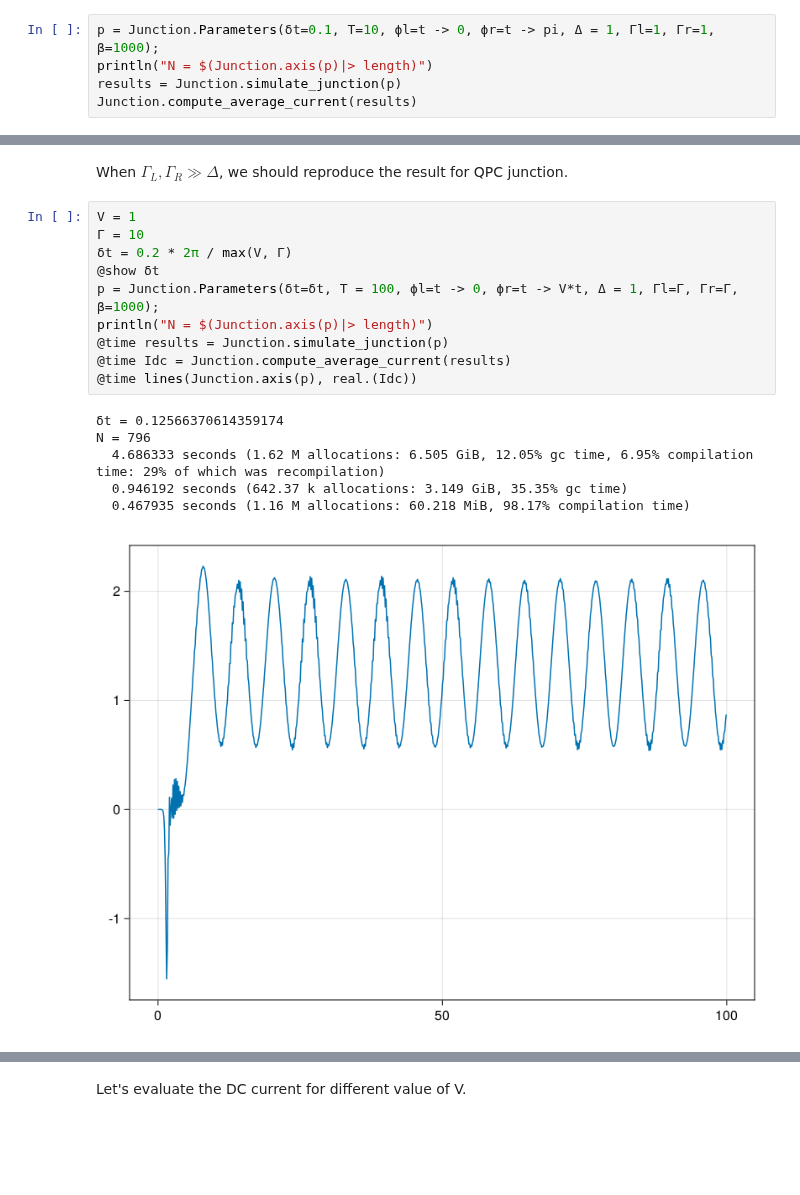
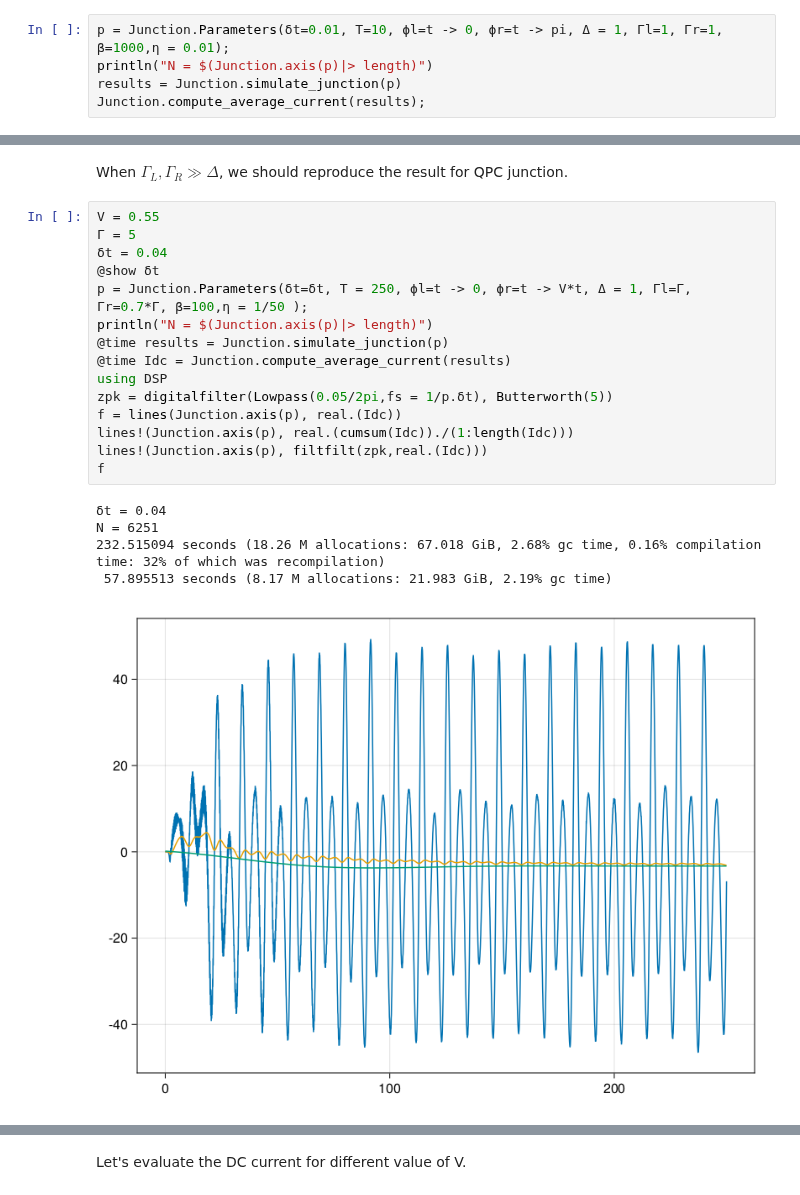
Before and after one commit to BaptisteLamic/NonEquilibriumGreenFunction.jl, a Jupyter notebook: examples/SQDS_junction.ipynb, the cells around one changed output, grey strips where cells are left out. Drawn from its saved outputs; the diff is of its cells as text; blank space fills up the shorter version.

```diff
--- a/examples/SQDS_junction.ipynb
+++ b/examples/SQDS_junction.ipynb
@@ -219,6 +220,6 @@ Main.Junction
 # %%
-p = Junction.Parameters(δt=0.1, T=10, ϕl=t -> 0, ϕr=t -> pi, Δ = 1, Γl=1, Γr=1, β=1000);
+p = Junction.Parameters(δt=0.01, T=10, ϕl=t -> 0, ϕr=t -> pi, Δ = 1, Γl=1, Γr=1, β=1000,η = 0.01);
 println("N = $(Junction.axis(p)|> length)")
 results = Junction.simulate_junction(p)
-Junction.compute_average_current(results)
+Junction.compute_average_current(results);
 # %% [output]
@@ -313,19 +297,23 @@ end
 # %% [markdown]
 When $\Gamma_L, \Gamma_R \gg \Delta $, we should reproduce the result for QPC junction.
 # %%
-V = 1
-Γ = 10
-δt = 0.2 * 2π / max(V, Γ)
+V = 0.55
+Γ = 5
+δt = 0.04
 @show δt
-p = Junction.Parameters(δt=δt, T = 100, ϕl=t -> 0, ϕr=t -> V*t, Δ = 1, Γl=Γ, Γr=Γ, β=1000);
+p = Junction.Parameters(δt=δt, T = 250, ϕl=t -> 0, ϕr=t -> V*t, Δ = 1, Γl=Γ, Γr=0.7*Γ, β=100,η = 1/50 );
 println("N = $(Junction.axis(p)|> length)")
 @time results = Junction.simulate_junction(p)
 @time Idc = Junction.compute_average_current(results)
-@time lines(Junction.axis(p), real.(Idc))
+using DSP
+zpk = digitalfilter(Lowpass(0.05/2pi,fs = 1/p.δt), Butterworth(5))
+f = lines(Junction.axis(p), real.(Idc))
+lines!(Junction.axis(p), real.(cumsum(Idc))./(1:length(Idc)))
+lines!(Junction.axis(p), filtfilt(zpk,real.(Idc)))
+f
 # %% [output]
-δt = 0.12566370614359174
-N = 796
-  4.686333 seconds (1.62 M allocations: 6.505 GiB, 12.05% gc time, 6.95% compilation time: 29% of which was recompilation)
-  0.946192 seconds (642.37 k allocations: 3.149 GiB, 35.35% gc time)
-  0.467935 seconds (1.16 M allocations: 60.218 MiB, 98.17% compilation time)
+δt = 0.04
+N = 6251
+232.515094 seconds (18.26 M allocations: 67.018 GiB, 2.68% gc time, 0.16% compilation time: 32% of which was recompilation)
+ 57.895513 seconds (8.17 M allocations: 21.983 GiB, 2.19% gc time)
-[figure, old version]
+[figure, new version]
```
Also changed, not shown: parts of 14 cells of this notebook, 9 other files.
